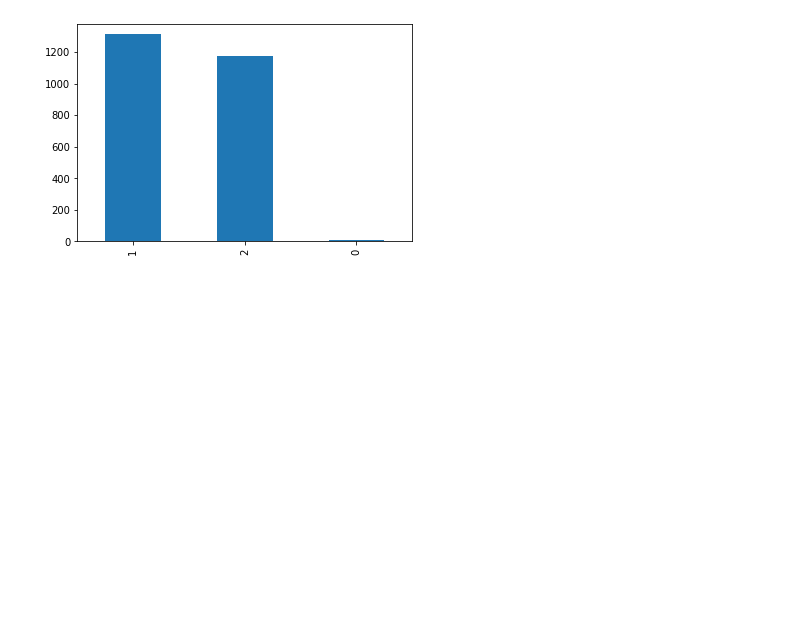
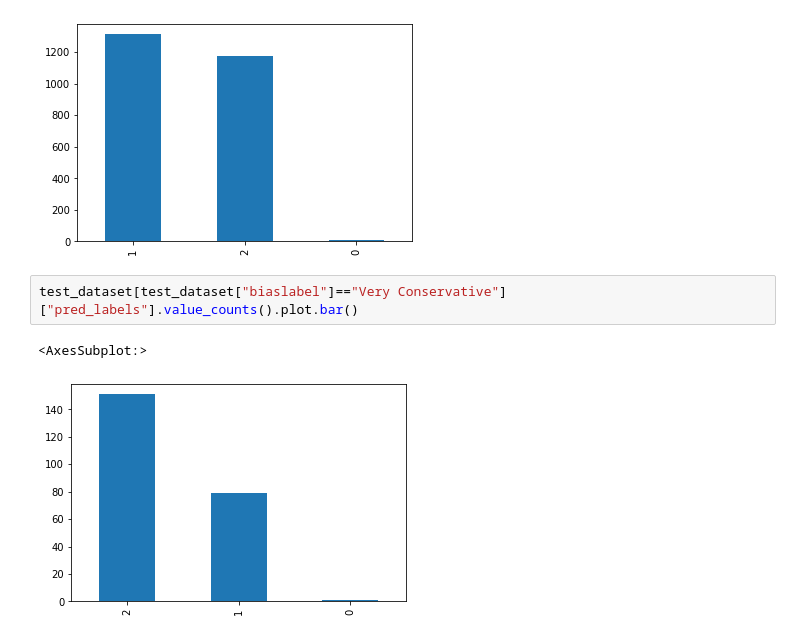
Before and after one commit to AshQTan/Capstone, a Jupyter notebook: AnalyzingResults.ipynb, the cells around one changed output. Cells and saved outputs as stored; diff of their text form; blank space fills up the shorter version.

```diff
--- a/AnalyzingResults.ipynb
+++ b/AnalyzingResults.ipynb
@@ -112,3 +112,8 @@ test_dataset[test_dataset["real_labels"]==2]["pred_labels"].value_counts().plot.
 # %% [output]
 <AxesSubplot:>
 [figure]
+# %%
+test_dataset[test_dataset["biaslabel"]=="Very Conservative"]["pred_labels"].value_counts().plot.bar()
+# %% [output]
+<AxesSubplot:>
+[figure, added]
```
Also changed, not shown: parts of 3 cells of this notebook, 2 other files.
